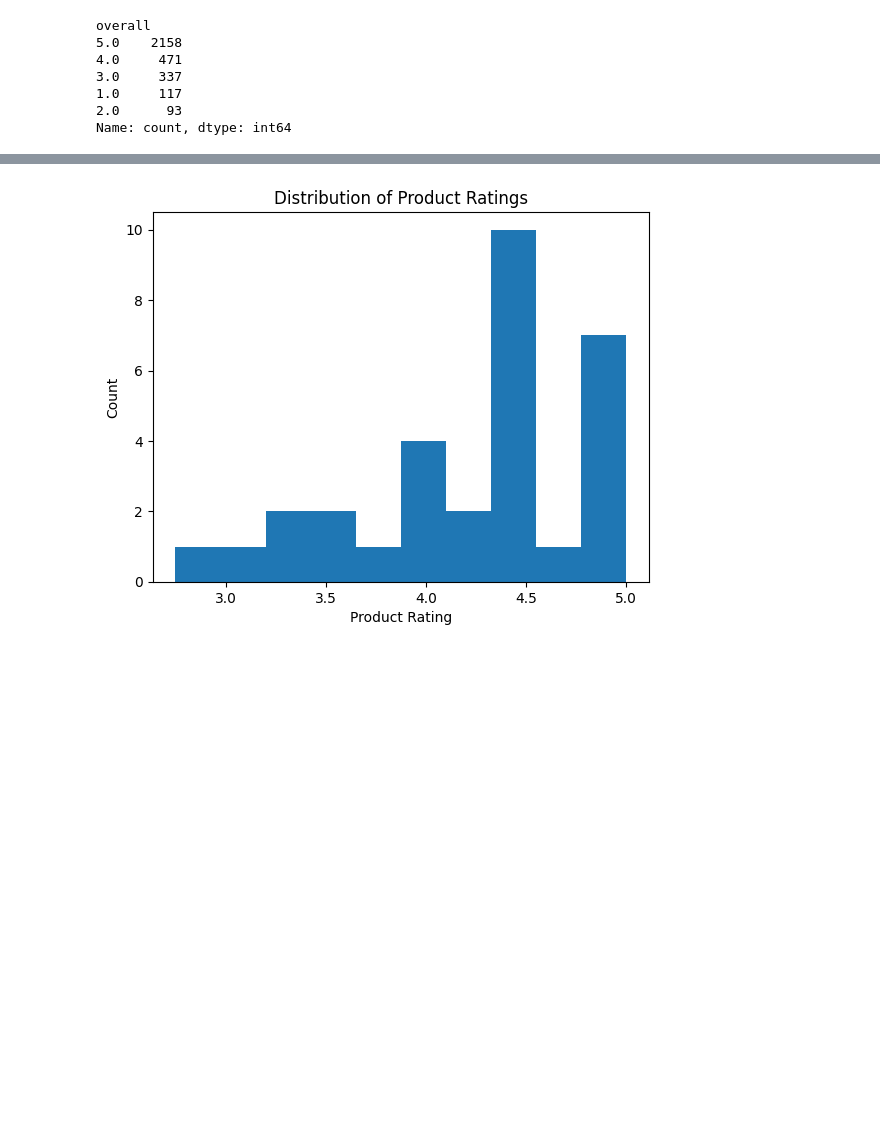
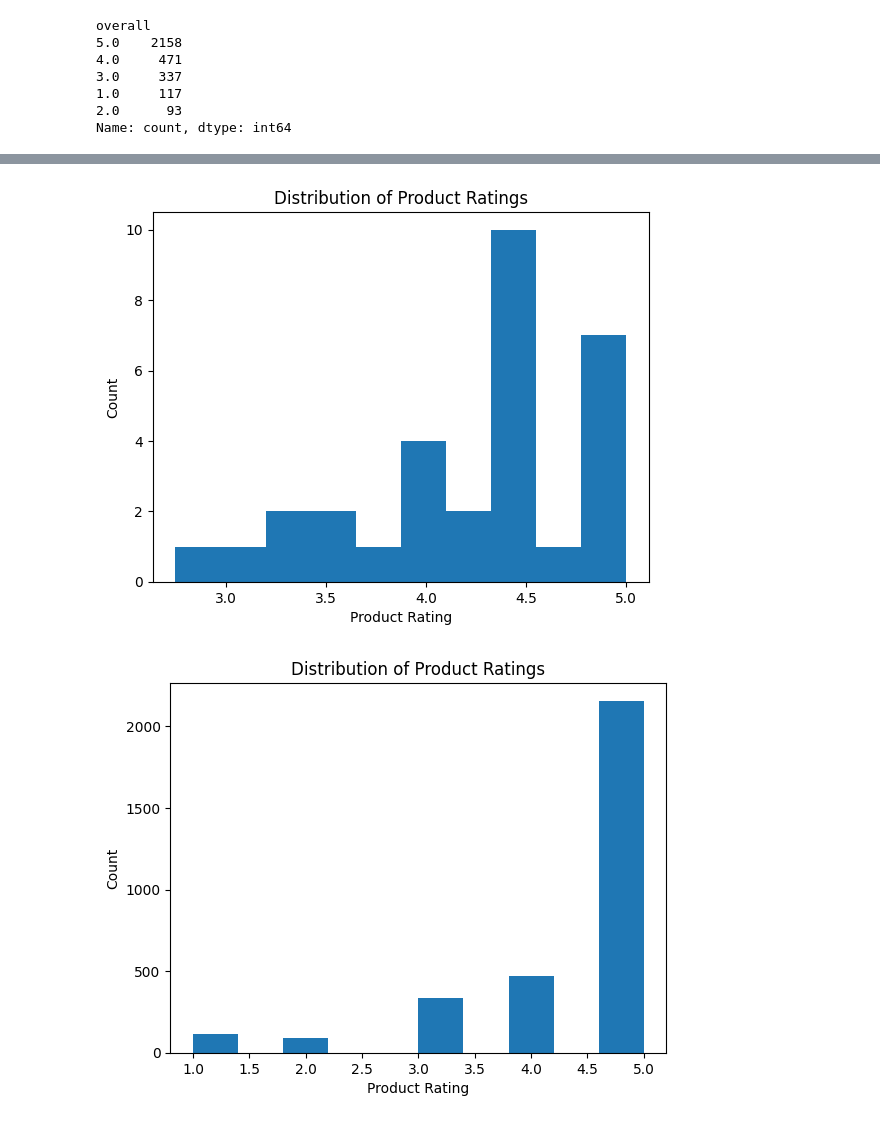
Before and after one commit to phulambrikarsia/amazon_reviews_project, a Jupyter notebook: parse_fashion_revs.ipynb, the cells around one changed output, grey strips where cells are left out. Drawn from its saved outputs; the diff is of its cells as text; code cells hidden in the pictures; blank space fills up the shorter version.

```diff
--- a/parse_fashion_revs.ipynb
+++ b/parse_fashion_revs.ipynb
@@ -84,31 +82,40 @@ Name: count, dtype: int64
 # %%
 # Group the data by 'asin' and calculate the distributions for each product
 fashion_distr_df = fashion_df.groupby('asin')['overall'].value_counts().unstack(fill_value=0)
 
 # Group the data by 'asin' and calculate the average rating for each product
 mean_df = fashion_df.groupby('asin')['overall'].mean()
 
 # Average the distributions for each product
-average_distribution_df = fashion_distr.mean()
+average_distribution_df = fashion_distr_df.mean()
 
 # Plot the average distribution using matplotlib
 
 average_distribution_df.plot(kind='bar')
 plt.xlabel('Rating')
 plt.ylabel('Average Number of Reviews')
 plt.title('Average Distribution of Ratings for a given Fashion Product')
 
 plt.show()
 
 # Plot the mean rating for each product using matplotlib
 
 plt.hist(mean_df, bins=10)
 
 plt.xlabel('Product Rating')
 plt.ylabel('Count')
 plt.title('Distribution of Product Ratings')
 
 plt.show()
+
+plt.hist(fashion_df['overall'], bins=10)
+
+plt.xlabel('Product Rating')
+plt.ylabel('Count')
+plt.title('Distribution of Product Ratings')
+
+plt.show()
 # %% [output]
 [figure]
 [figure]
+[figure, added]
```
Also changed, not shown: parts of 1 cell of this notebook.
